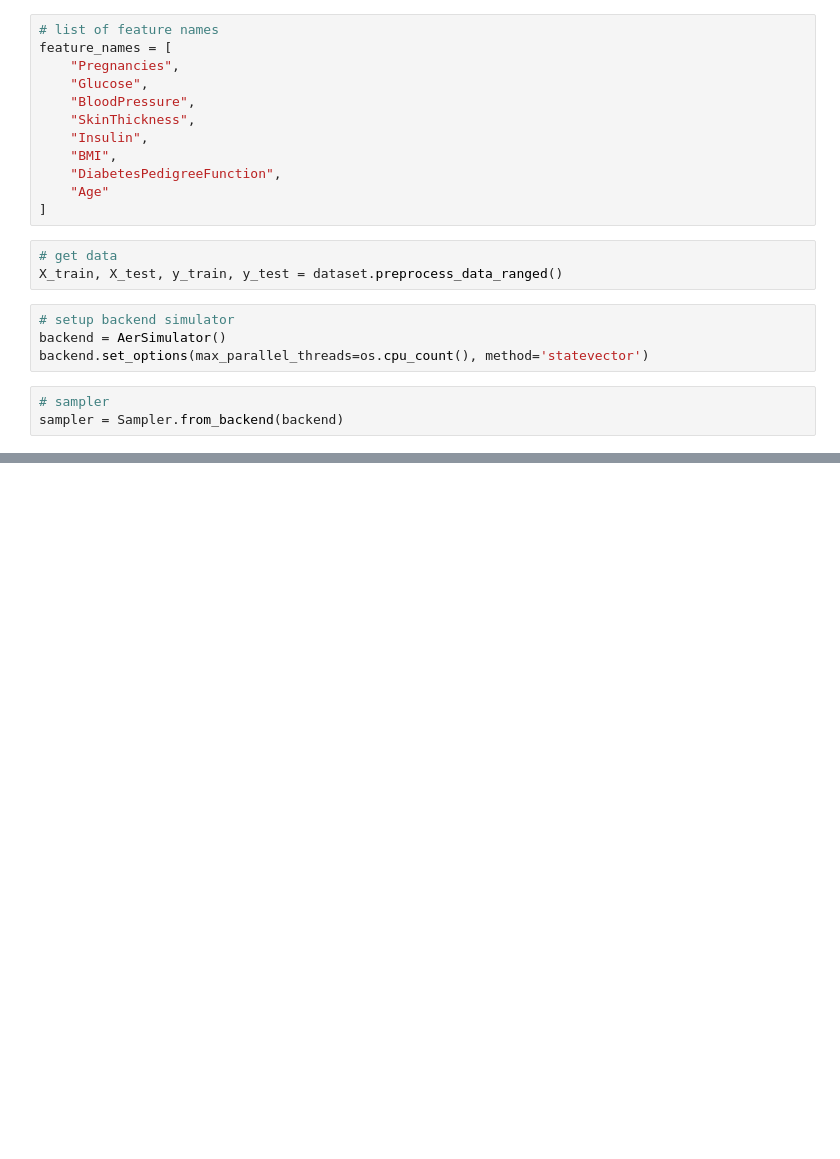
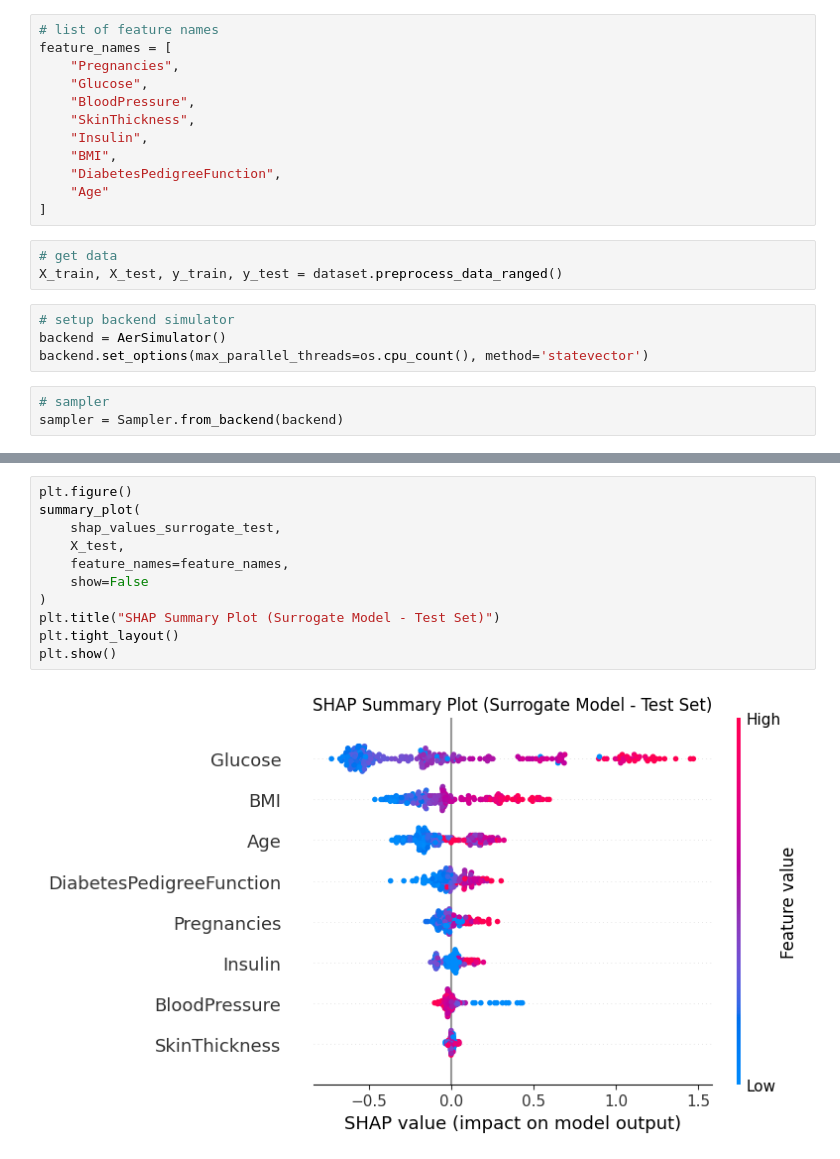
Before and after one commit to barra-white/qml-explainability-by-parts, a Jupyter notebook: explainability/qsvc/svc/svc_decision-function.ipynb, the cells around one changed output, grey strips where cells are left out. Drawn from its saved outputs; the diff is of its cells as text; blank space fills up the shorter version.

```diff
--- a/explainability/qsvc/svc/svc_decision-function.ipynb
+++ b/explainability/qsvc/svc/svc_decision-function.ipynb
@@ -215,0 +222,13 @@ force_plot(
+# %%
+plt.figure()
+summary_plot(
+    shap_values_surrogate_test,
+    X_test,
+    feature_names=feature_names,
+    show=False
+)
+plt.title("SHAP Summary Plot (Surrogate Model - Test Set)")
+plt.tight_layout()
+plt.show()
+# %% [output]
+[figure, added]
```
Also changed, not shown: parts of 28 cells of this notebook, 2 other files.
